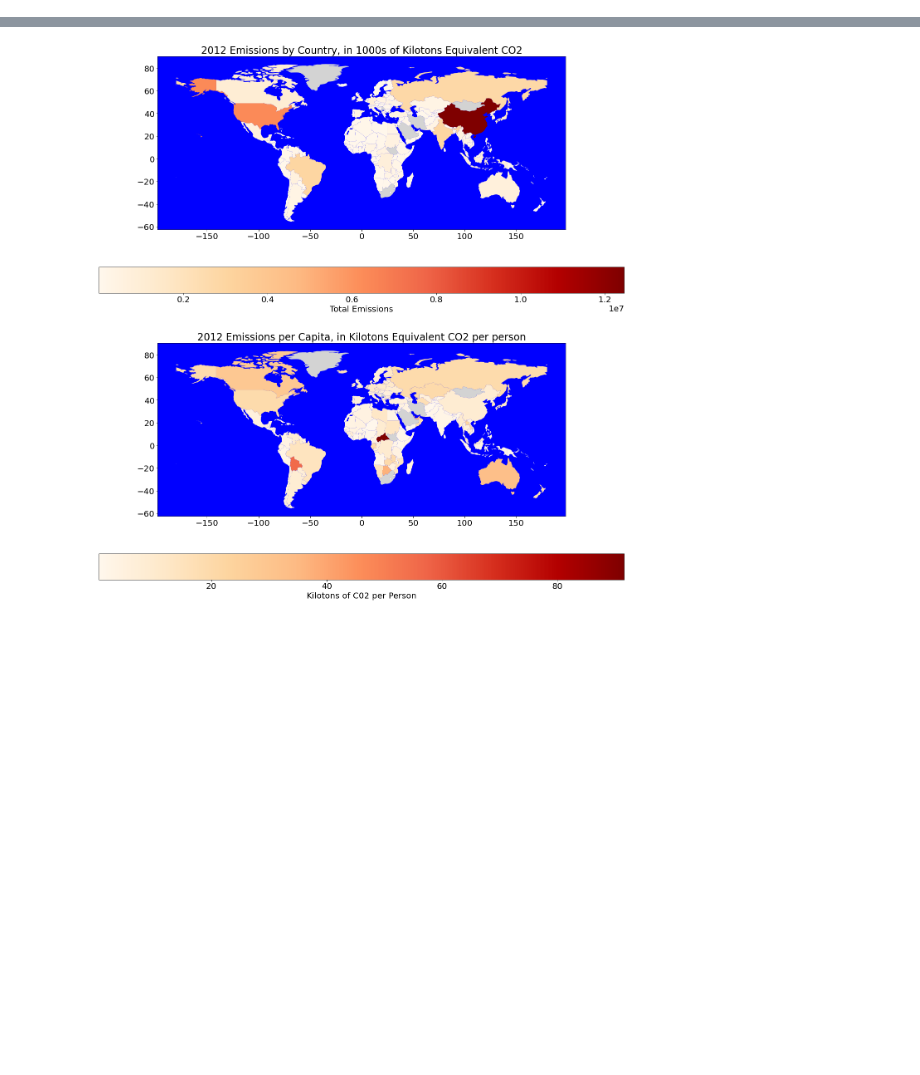
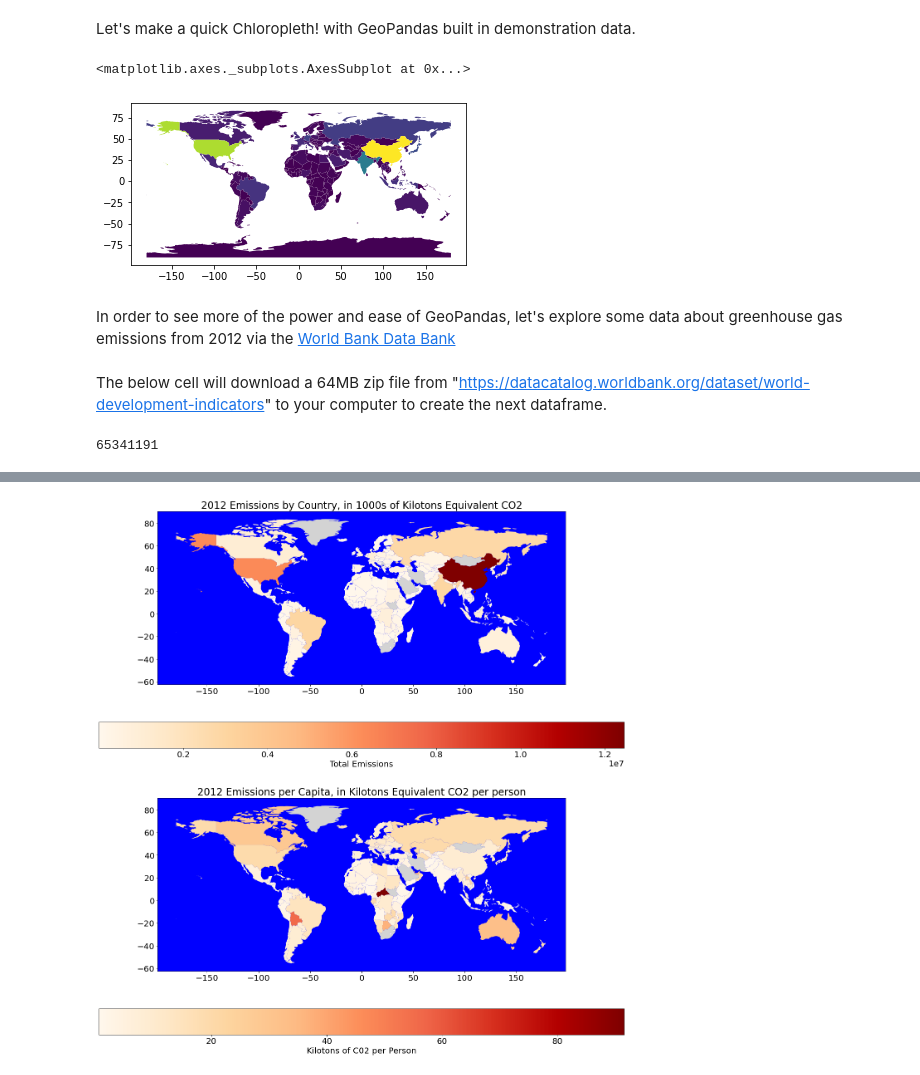
Before and after one commit to Caellwyn/geopandas_demonstration, a Jupyter notebook: geopandas_blog.ipynb, the cells around one changed output, grey strips where cells are left out. Cells and saved outputs as stored; diff of their text form; code cells hidden in the pictures; blank space fills up the shorter version.

```diff
--- a/geopandas_blog.ipynb
+++ b/geopandas_blog.ipynb
@@ -18,0 +47,17 @@ indicators.head()
+# %% [markdown]
+Let's make a quick Chloropleth! with GeoPandas built in demonstration data.
+# %%
+earth.plot(column = 'gdp_md_est')
+# %% [output]
+<matplotlib.axes._subplots.AxesSubplot at 0x...>
+[figure, added]
+# %% [markdown]
+In order to see more of the power and ease of GeoPandas, let's explore some data about greenhouse gas emissions from 2012 via the [World Bank Data Bank](https://datacatalog.worldbank.org/dataset/world-development-indicators)
+# %% [markdown]
+The below cell will download a 64MB zip file from "https://datacatalog.worldbank.org/dataset/world-development-indicators" to your computer to create the next dataframe.
+# %%
+url = 'http://databank.worldbank.org/data/download/WDI_csv.zip'
+r =  requests.get(url, allow_redirects = True)
+open('WDI_csv.zip', 'wb').write(r.content)
+# %% [output]
+65341191
```
Also changed, not shown: parts of 18 cells of this notebook.
